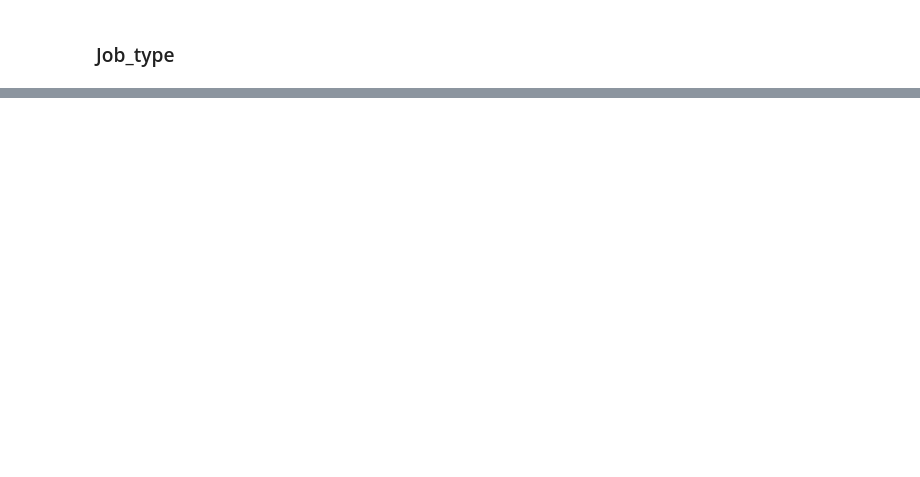
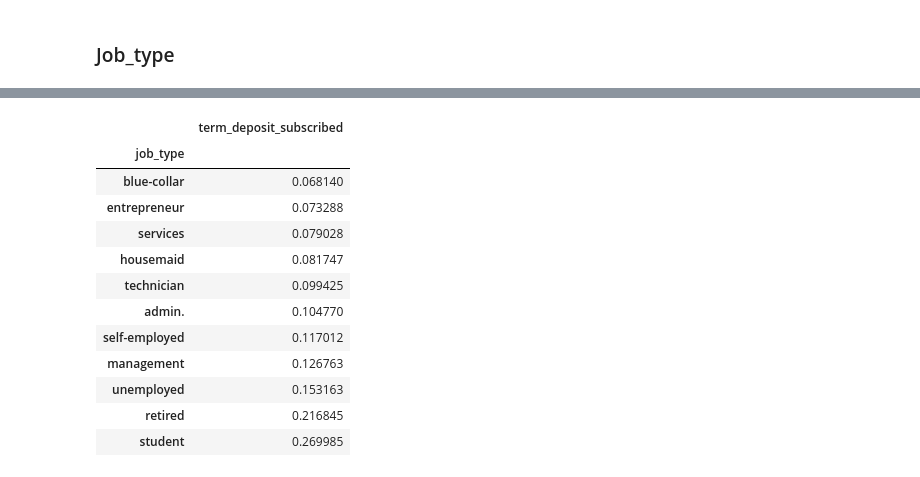
Before and after one commit to faisal-git/Intelligent_Target, a Jupyter notebook: Intelligent Targeting.ipynb, the cells around one changed output, grey strips where cells are left out. Drawn from its saved outputs; the diff is of its cells as text; code cells hidden in the pictures; blank space fills up the shorter version.

```diff
--- a/Intelligent Targeting.ipynb
+++ b/Intelligent Targeting.ipynb
@@ -805,0 +844,16 @@ stop here
+# %%
+train.groupby('job_type').agg({'term_deposit_subscribed':np.mean}).sort_values('term_deposit_subscribed')
+# %% [output]
+|  | term_deposit_subscribed |
+| job_type |  |
+| blue-collar | 0.068140 |
+| entrepreneur | 0.073288 |
+| services | 0.079028 |
+| housemaid | 0.081747 |
+| technician | 0.099425 |
+| admin. | 0.104770 |
+| self-employed | 0.117012 |
+| management | 0.126763 |
+| unemployed | 0.153163 |
+| retired | 0.216845 |
+| student | 0.269985 |
```
Also changed, not shown: parts of 10 cells of this notebook.
